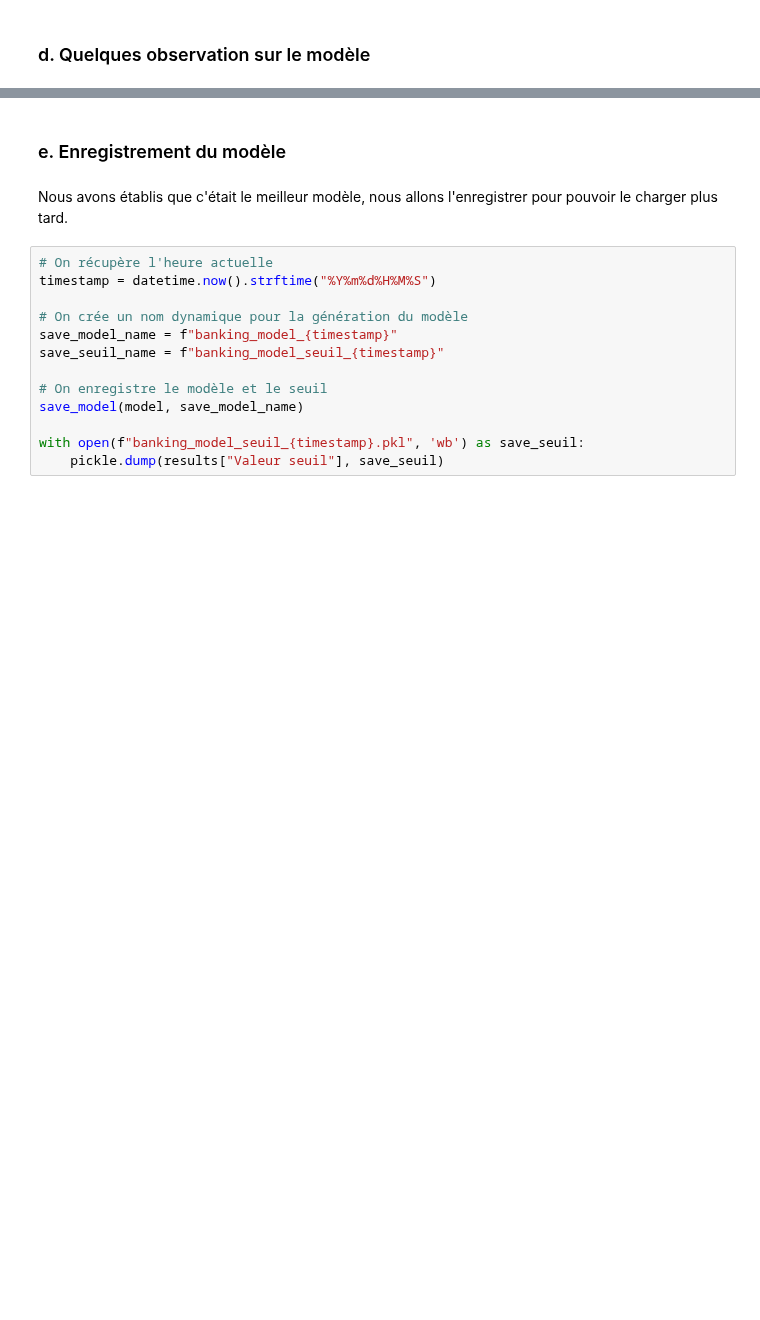
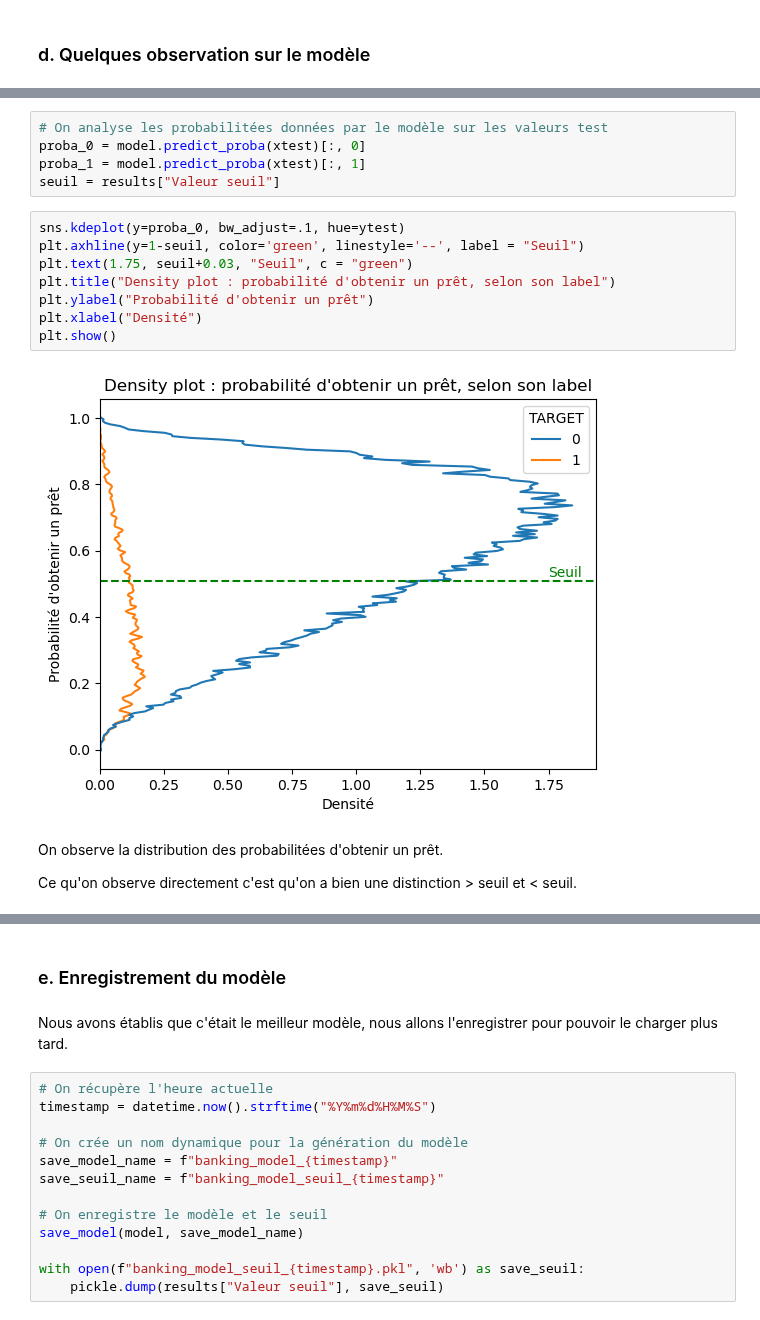
Before and after one commit to RubenHf/Scoring-model-banking, a Jupyter notebook: Halifa_Ruben_3_082023.ipynb, the cells around one changed output, grey strips where cells are left out. Drawn from its saved outputs; the diff is of its cells as text; blank space fills up the shorter version.

```diff
--- a/Halifa_Ruben_3_082023.ipynb
+++ b/Halifa_Ruben_3_082023.ipynb
@@ -1386,0 +1471,19 @@ Setuptools is replacing distutils.
+# %%
+# On analyse les probabilitées données par le modèle sur les valeurs test
+proba_0 = model.predict_proba(xtest)[:, 0]
+proba_1 = model.predict_proba(xtest)[:, 1]
+seuil = results["Valeur seuil"]
+# %%
+sns.kdeplot(y=proba_0, bw_adjust=.1, hue=ytest)
+plt.axhline(y=1-seuil, color='green', linestyle='--', label = "Seuil")
+plt.text(1.75, seuil+0.03, "Seuil", c = "green")
+plt.title("Density plot : probabilité d'obtenir un prêt, selon son label")
+plt.ylabel("Probabilité d'obtenir un prêt")
+plt.xlabel("Densité")
+plt.show()
+# %% [output]
+[figure, added]
+# %% [markdown]
+On observe la distribution des probabilitées d'obtenir un prêt.
+
+Ce qu'on observe directement c'est qu'on a bien une distinction > seuil et < seuil.
```
Also changed, not shown: parts of 44 cells of this notebook, 3 other files.
